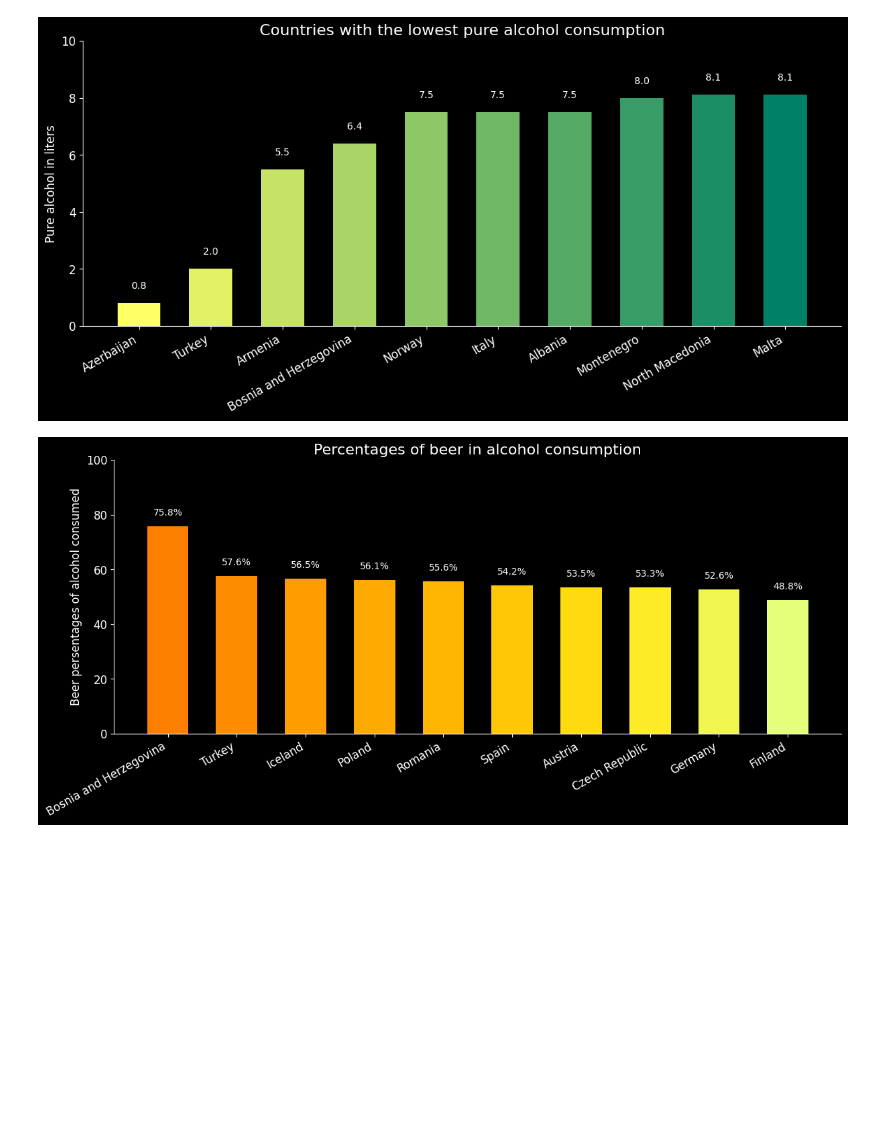
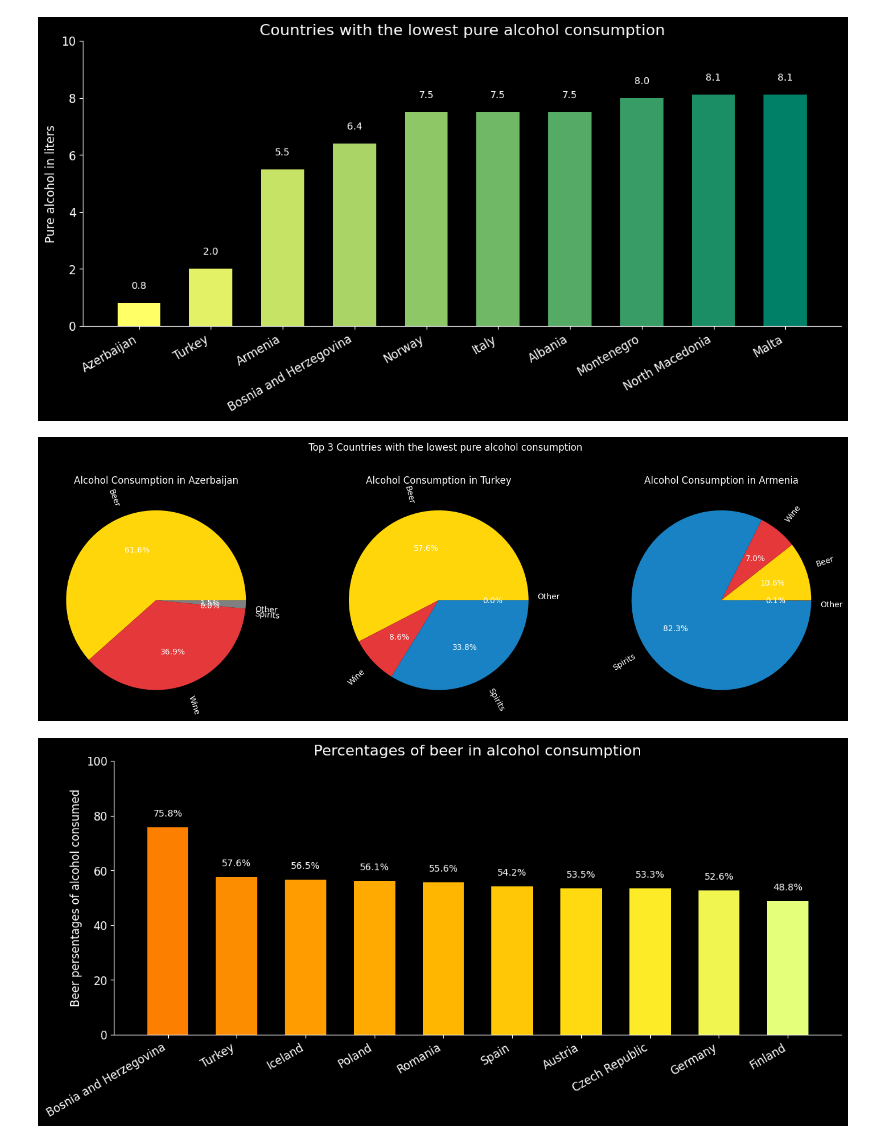
Before and after one commit to gruuubcioo/Alcohol-consumption-in-Europe, a Jupyter notebook: main.ipynb, the cells around one changed output. Cells and saved outputs as stored; diff of their text form; code cells hidden in the pictures; blank space fills up the shorter version.

Commit message:
added 2 new pie charts

```diff
--- a/main.ipynb
+++ b/main.ipynb
@@ -109,6 +109,30 @@ ax.spines["right"].set_visible(False)
 fig.autofmt_xdate()
 # %% [output]
 [figure]
+# %%
+low_3_countries = data.sort_values(by='total_consumption').head(3)
+fig, ax = plt.subplots(ncols=3, figsize=(15, 5))
+colors = ["#ffd60a", "#e5383b", "#1982c4", "#808080"]
+
+for i, country in enumerate(low_3_countries['country']):
+
+    country_data = data[data['country'] == country]
+    consumption_data = country_data[[
+                                     'beer_percentage', 'wine_percentage',
+                                     'spirits_percentage', 'other_percentage']].values.flatten()
+    ax[i].pie(consumption_data,
+              labels=['Beer', 'Wine', 'Spirits', 'Other'],
+              autopct='%1.1f%%',
+              colors=colors,
+
+              )
+    ax[i].set_title(f"Alcohol Consumption in {country}")
+
+fig.suptitle(" Top 3 Countries with the lowest pure alcohol consumption\n\n")
+plt.tight_layout()
+plt.show()
+# %% [output]
+[figure, added]
 # %%
 sorted_by_beer = data.sort_values(by='beer_percentage', ascending=False)
 x = sorted_by_beer['country'].head(10)
```
